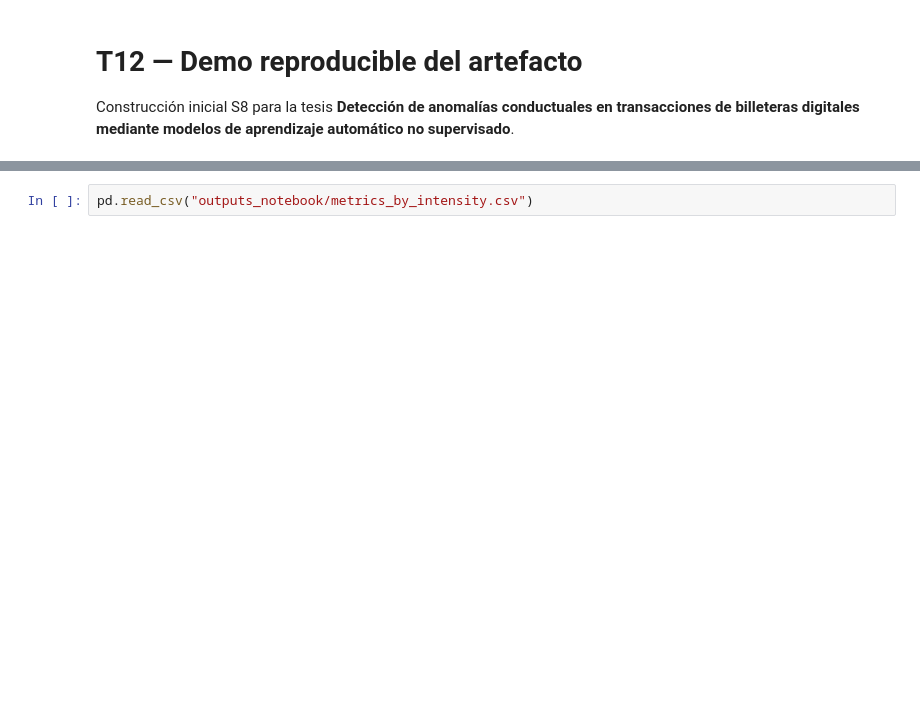
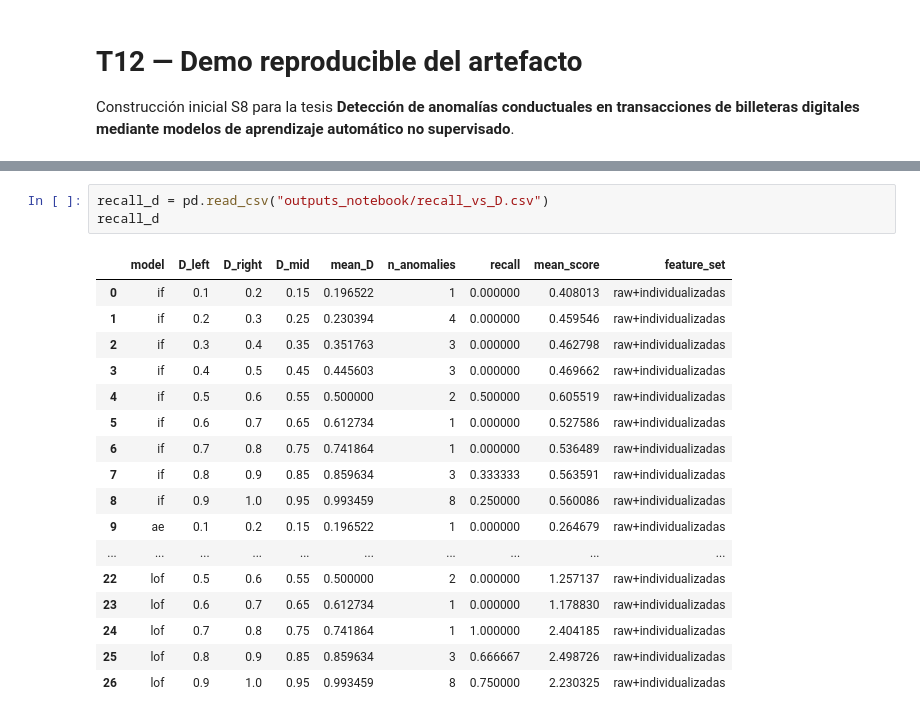
Before and after one commit to alvaroRimbaud/behavioral-anomaly-detection-wallets, a Jupyter notebook: notebooks/T12_Demo_Artefacto.ipynb, the cells around one changed output, grey strips where cells are left out. Saved outputs shown, nothing was run; the diff lists cells and outputs as text; blank space fills up the shorter version.

Commit message:
docs: add executed notebook and reproducible evidence

```diff
--- a/notebooks/T12_Demo_Artefacto.ipynb
+++ b/notebooks/T12_Demo_Artefacto.ipynb
@@ -25,2 +55,21 @@ metrics[["model","feature_set","precision","recall","f1","pr_auc","fp","fn"]]
 # %%
-pd.read_csv("outputs_notebook/metrics_by_intensity.csv")
+recall_d = pd.read_csv("outputs_notebook/recall_vs_D.csv")
+recall_d
+# %% [output]
+|  | model | D_left | D_right | D_mid | mean_D | n_anomalies | recall | mean_score | feature_set |
+| 0 | if | 0.1 | 0.2 | 0.15 | 0.196522 | 1 | 0.000000 | 0.408013 | raw+individualizadas |
+| 1 | if | 0.2 | 0.3 | 0.25 | 0.230394 | 4 | 0.000000 | 0.459546 | raw+individualizadas |
+| 2 | if | 0.3 | 0.4 | 0.35 | 0.351763 | 3 | 0.000000 | 0.462798 | raw+individualizadas |
+| 3 | if | 0.4 | 0.5 | 0.45 | 0.445603 | 3 | 0.000000 | 0.469662 | raw+individualizadas |
+| 4 | if | 0.5 | 0.6 | 0.55 | 0.500000 | 2 | 0.500000 | 0.605519 | raw+individualizadas |
+| 5 | if | 0.6 | 0.7 | 0.65 | 0.612734 | 1 | 0.000000 | 0.527586 | raw+individualizadas |
+| 6 | if | 0.7 | 0.8 | 0.75 | 0.741864 | 1 | 0.000000 | 0.536489 | raw+individualizadas |
+| 7 | if | 0.8 | 0.9 | 0.85 | 0.859634 | 3 | 0.333333 | 0.563591 | raw+individualizadas |
+| 8 | if | 0.9 | 1.0 | 0.95 | 0.993459 | 8 | 0.250000 | 0.560086 | raw+individualizadas |
+| 9 | ae | 0.1 | 0.2 | 0.15 | 0.196522 | 1 | 0.000000 | 0.264679 | raw+individualizadas |
+| ... | ... | ... | ... | ... | ... | ... | ... | ... | ... |
+| 22 | lof | 0.5 | 0.6 | 0.55 | 0.500000 | 2 | 0.000000 | 1.257137 | raw+individualizadas |
+| 23 | lof | 0.6 | 0.7 | 0.65 | 0.612734 | 1 | 0.000000 | 1.178830 | raw+individualizadas |
+| 24 | lof | 0.7 | 0.8 | 0.75 | 0.741864 | 1 | 1.000000 | 2.404185 | raw+individualizadas |
+| 25 | lof | 0.8 | 0.9 | 0.85 | 0.859634 | 3 | 0.666667 | 2.498726 | raw+individualizadas |
+| 26 | lof | 0.9 | 1.0 | 0.95 | 0.993459 | 8 | 0.750000 | 2.230325 | raw+individualizadas |
```
Also changed, not shown: parts of 6 cells of this notebook, 11 other files.
